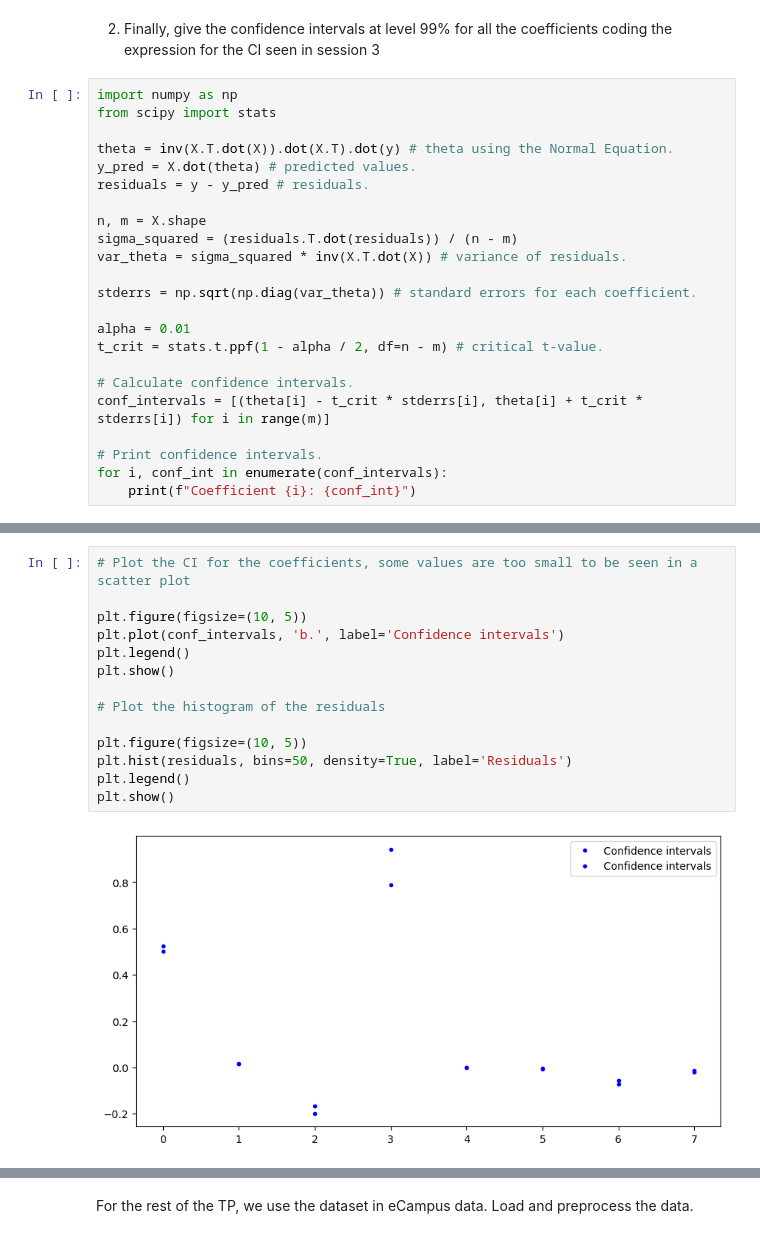
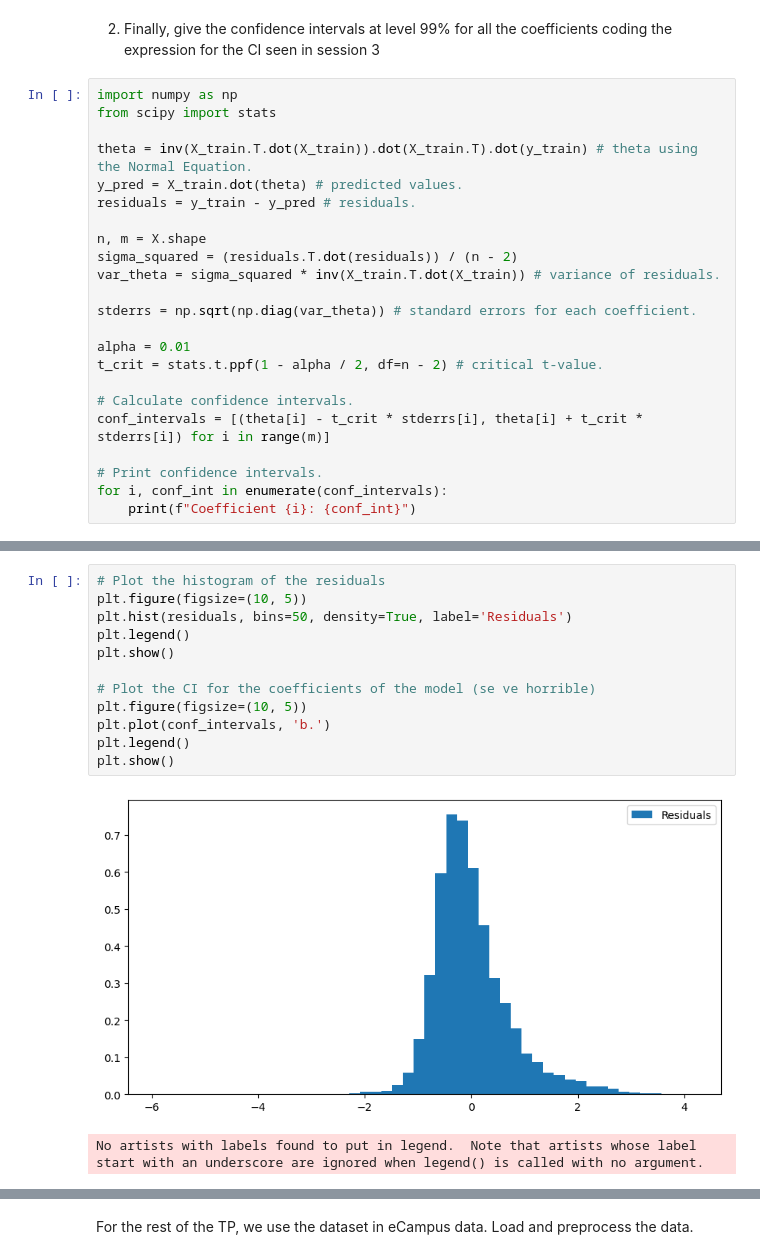
Before and after one commit to lmcastanedame/SD-TSIA204_TP2_Linear-Regression, a Jupyter notebook: TP2 - SD-TSIA204.ipynb, the cells around one changed output, grey strips where cells are left out. Drawn from its saved outputs; the diff is of its cells as text.

```diff
--- a/TP2 - SD-TSIA204.ipynb
+++ b/TP2 - SD-TSIA204.ipynb
@@ -109,18 +109,18 @@ for the CI seen in session 3
 import numpy as np
 from scipy import stats
 
-theta = inv(X.T.dot(X)).dot(X.T).dot(y) # theta using the Normal Equation.
-y_pred = X.dot(theta) # predicted values.
-residuals = y - y_pred # residuals.
+theta = inv(X_train.T.dot(X_train)).dot(X_train.T).dot(y_train) # theta using the Normal Equation.
+y_pred = X_train.dot(theta) # predicted values.
+residuals = y_train - y_pred # residuals.
 
 n, m = X.shape
-sigma_squared = (residuals.T.dot(residuals)) / (n - m)
-var_theta = sigma_squared * inv(X.T.dot(X)) # variance of residuals.
+sigma_squared = (residuals.T.dot(residuals)) / (n - 2)
+var_theta = sigma_squared * inv(X_train.T.dot(X_train)) # variance of residuals.
 
 stderrs = np.sqrt(np.diag(var_theta)) # standard errors for each coefficient.
 
 alpha = 0.01
-t_crit = stats.t.ppf(1 - alpha / 2, df=n - m) # critical t-value.
+t_crit = stats.t.ppf(1 - alpha / 2, df=n - 2) # critical t-value.
 
 # Calculate confidence intervals.
 conf_intervals = [(theta[i] - t_crit * stderrs[i], theta[i] + t_crit * stderrs[i]) for i in range(m)]
@@ -160,16 +152,15 @@ plt.show()
 # %%
-# Plot the CI for the coefficients, some values are too small to be seen in a scatter plot
-
-plt.figure(figsize=(10, 5))
-plt.plot(conf_intervals, 'b.', label='Confidence intervals')
-plt.legend()
-plt.show()
-
 # Plot the histogram of the residuals
-
 plt.figure(figsize=(10, 5))
 plt.hist(residuals, bins=50, density=True, label='Residuals')
 plt.legend()
 plt.show()
+
+# Plot the CI for the coefficients of the model (se ve horrible)
+plt.figure(figsize=(10, 5))
+plt.plot(conf_intervals, 'b.')
+plt.legend()
+plt.show()
 # %% [output]
-[figure, old version]
+[figure, new version]
+No artists with labels found to put in legend.  Note that artists whose label start with an underscore are ignored when legend() is called with no argument.
```
Also changed, not shown: parts of 10 cells of this notebook.
